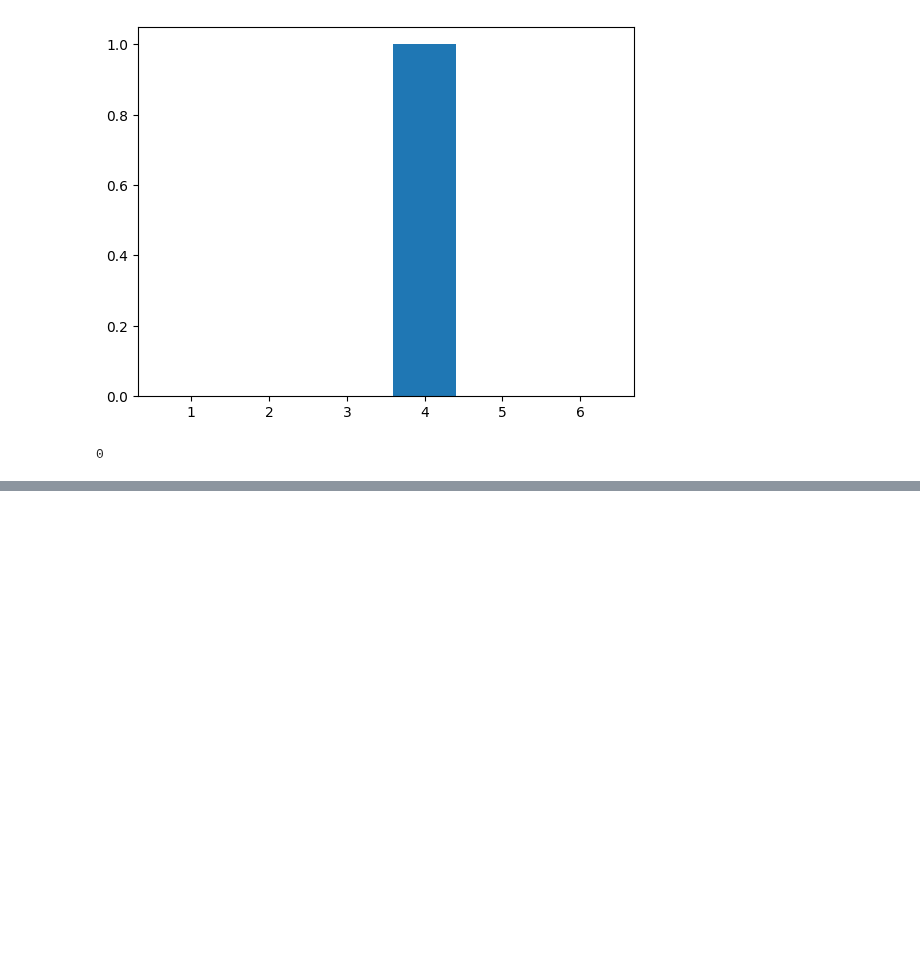
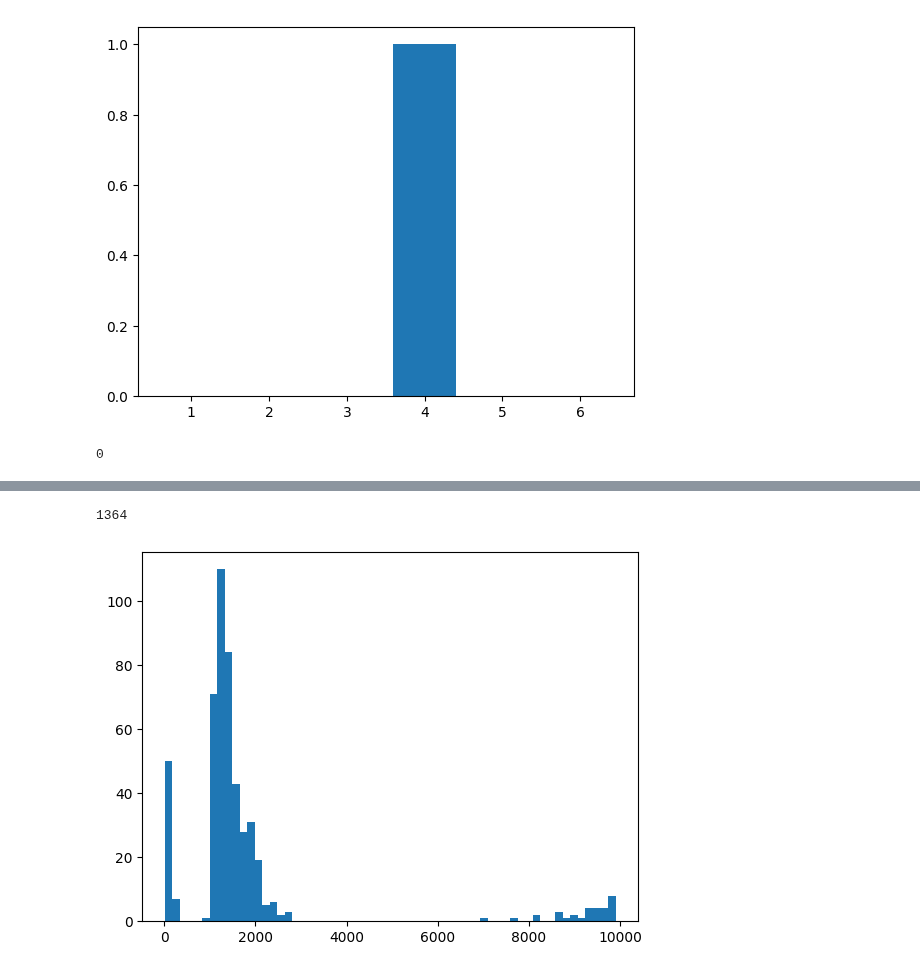
Before and after one commit to JhonZafra/Statistic_Concepts, a Jupyter notebook: SemanaV/DistribucionesDiscretas.ipynb, the cells around one changed output, grey strips where cells are left out. Cells and saved outputs as stored; diff of their text form; code cells hidden in the pictures; blank space fills up the shorter version.

```diff
--- a/SemanaV/DistribucionesDiscretas.ipynb
+++ b/SemanaV/DistribucionesDiscretas.ipynb
@@ -168,0 +172,4 @@ varianza(x, P)
+# %%
+url = 'https://raw.githubusercontent.com/nicoavilan/Bases-de-datos/main/cancer2.csv'
+df = pd.read_csv(url)
+df.head()
@@ -168,0 +205,9 @@ varianza(x, P)
+# %%
+np.random.choice(z) # Eligiendo números aleatorios del listado z
+# %% [output]
+1364
+# %%
+plt.hist(df.Radio, bins= 60)
+plt.show()
+# %% [output]
+[figure, added]
```
Also changed, not shown: parts of 37 cells of this notebook.
